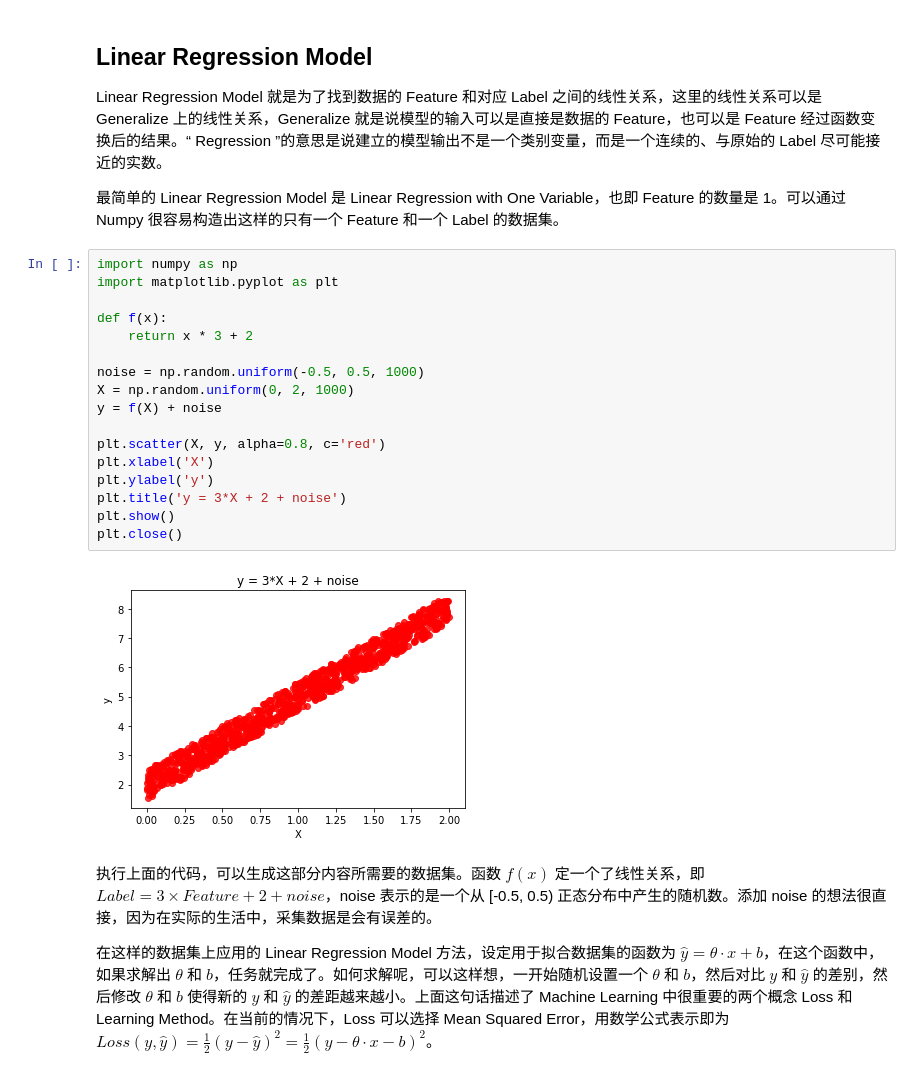
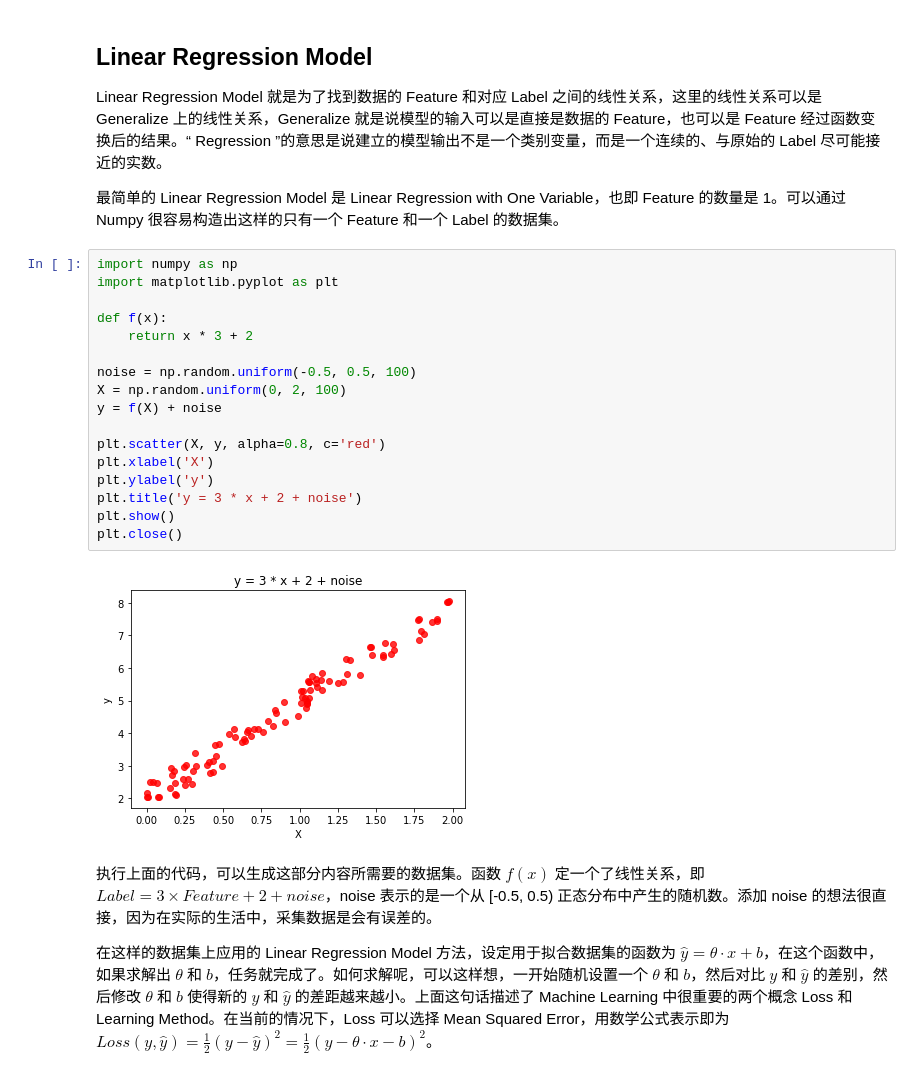
Before and after one commit to hailingu/MLFM, a Jupyter notebook: Chapter 2 Generalize Linear Model.ipynb, the cells around one changed output. Drawn from its saved outputs; the diff is of its cells as text.

```diff
--- a/Chapter 2 Generalize Linear Model.ipynb
+++ b/Chapter 2 Generalize Linear Model.ipynb
@@ -17,22 +17,22 @@ Linear Regression Model 就是为了找到数据的 Feature 和对应 Label 之
 # %%
 import numpy as np
 import matplotlib.pyplot as plt
 
 def f(x):
     return x * 3 + 2
 
-noise = np.random.uniform(-0.5, 0.5, 1000)
-X = np.random.uniform(0, 2, 1000)
+noise = np.random.uniform(-0.5, 0.5, 100)
+X = np.random.uniform(0, 2, 100)
 y = f(X) + noise
 
 plt.scatter(X, y, alpha=0.8, c='red')
 plt.xlabel('X')
 plt.ylabel('y')
-plt.title('y = 3*X + 2 + noise')
+plt.title('y = 3 * x + 2 + noise')
 plt.show()
 plt.close()
 # %% [output]
-[figure, old version]
+[figure, new version]
 # %% [markdown]
 执行上面的代码，可以生成这部分内容所需要的数据集。函数 $f(x)$ 定一个了线性关系，即 $Label = 3 \times Feature + 2 + noise$，noise 表示的是一个从 [-0.5, 0.5) 正态分布中产生的随机数。添加 noise 的想法很直接，因为在实际的生活中，采集数据是会有误差的。
 
```
Also changed, not shown: parts of 6 cells of this notebook, 2 other files.
